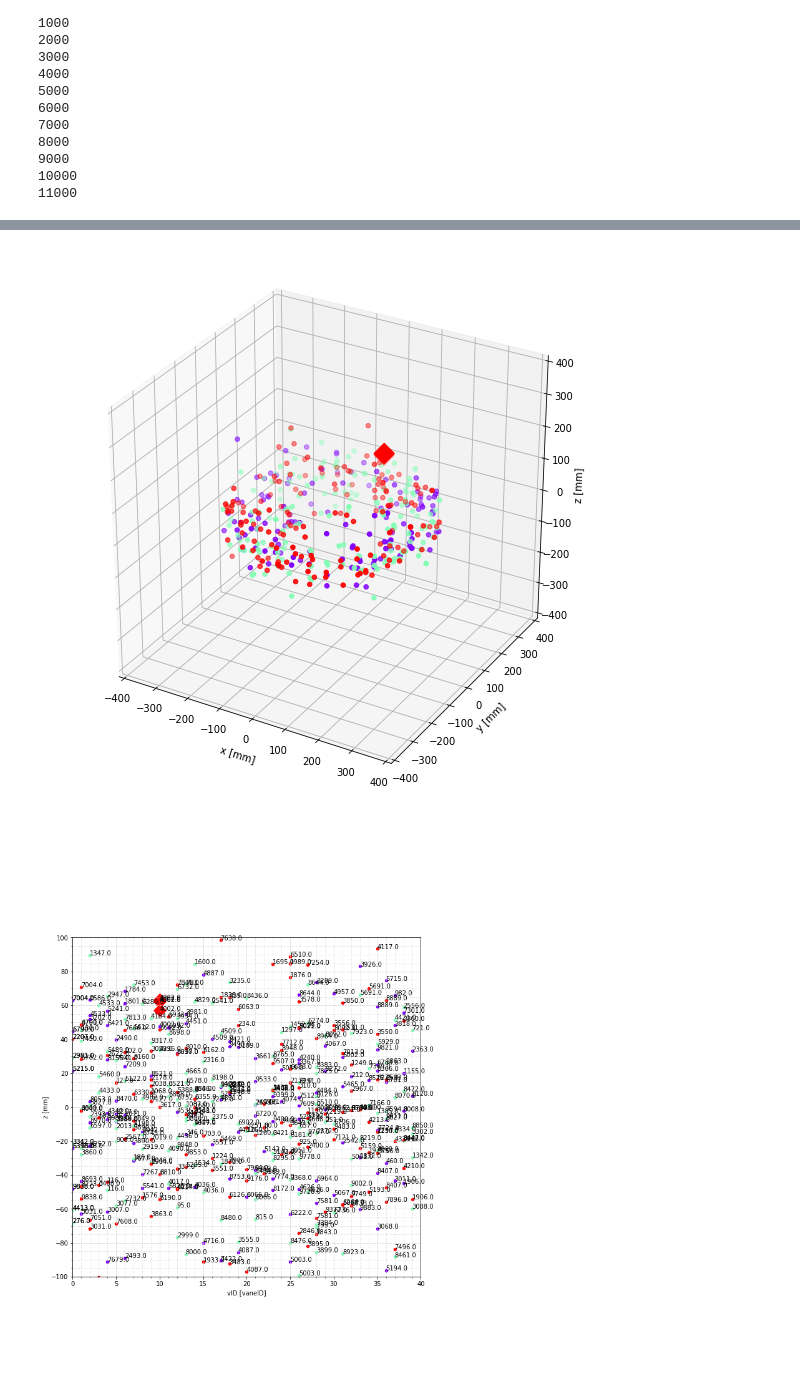
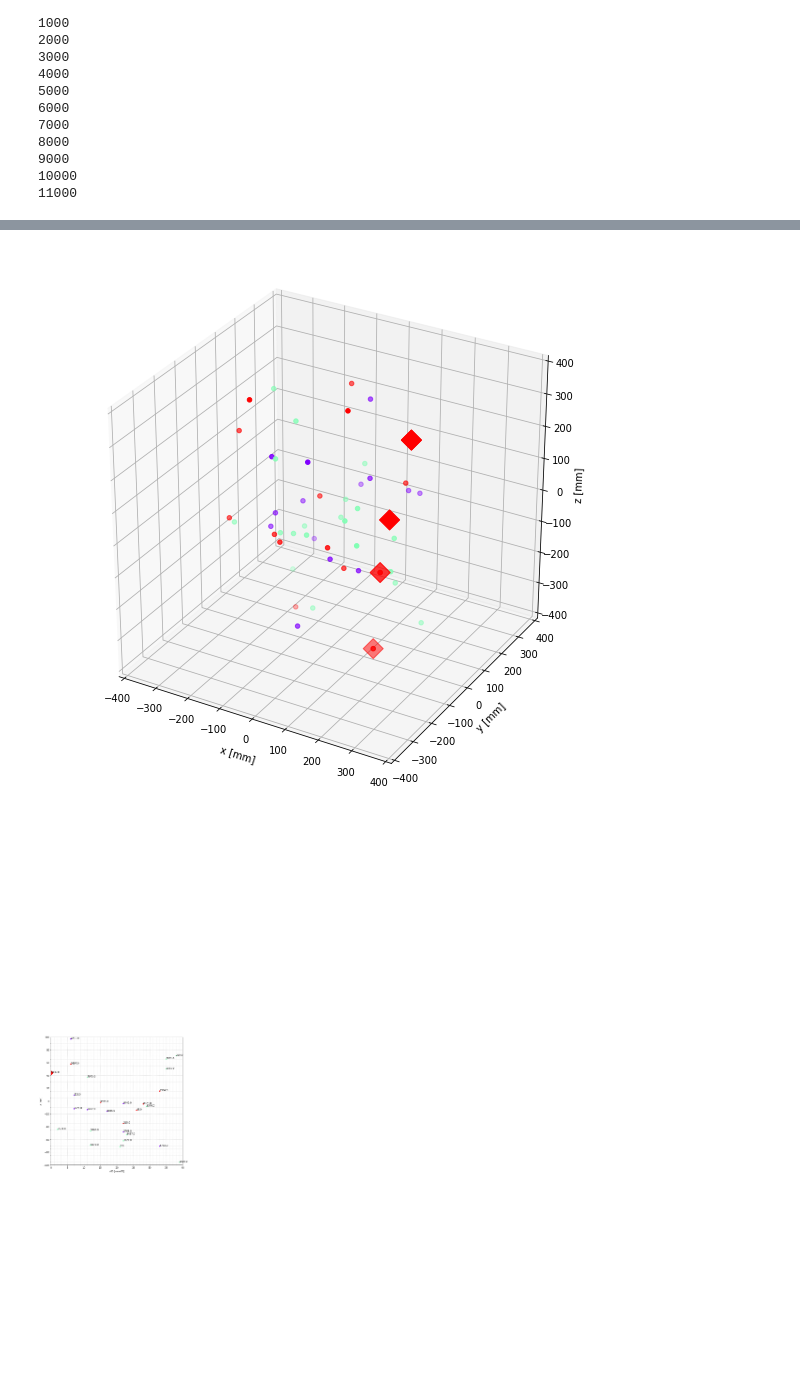
Before and after one commit to WoodoLee/pyTorch, a Jupyter notebook: Detector/notebook/testRNN.ipynb, the cells around one changed output, grey strips where cells are left out. Drawn from its saved outputs; the diff is of its cells as text; code cells hidden in the pictures.

```diff
--- a/Detector/notebook/testRNN.ipynb
+++ b/Detector/notebook/testRNN.ipynb
@@ -71,9 +71,9 @@ Welcome to JupyROOT 6.18/04
 11000
 # %%
 from matplotlib.ticker import (AutoMinorLocator, MultipleLocator)
-winGap = 10
-winMin1 = 200
-winMax1 = winMin+winGap
+winGap =  2
+winMin1 = 5000
+winMax1 = winMin1+winGap
 
 winMin2 = winMax1
 winMax2 = winMin2+winGap
@@ -81,8 +81,6 @@ winMax2 = winMin2+winGap
 winMin3 = winMax2
 winMax3 = winMin3+winGap
 
-timeMin = winMin*5e-3
-timeMax = winMax*5e-3
 import itertools
 testPlot1 = dfMuonPos[(dfMuonPos["timeBin"] >= winMin1) & (dfMuonPos["timeBin"] < winMax1)]
 testPlot2 = dfMuonPos[(dfMuonPos["timeBin"] >= winMin2) & (dfMuonPos["timeBin"] < winMax2)]
@@ -183,7 +181,7 @@ def plotting(data, eveID, i):
     print(yHist)
     eveSel = []
     for i, j in zip(yHist, xHist):
-        if(i >= 3):
+        if(i >= 2):
             print(int(j))
             eveSel.append(int(j))
     dfSel = data[data['eventID'].isin(eveSel)]
@@ -259,2 +257,2 @@ Index: []
-[figure, old version]
+[figure, new version]
-[figure, old version]
+[figure, new version]
```
Also changed, not shown: parts of 1 cell of this notebook, 1 other file.
